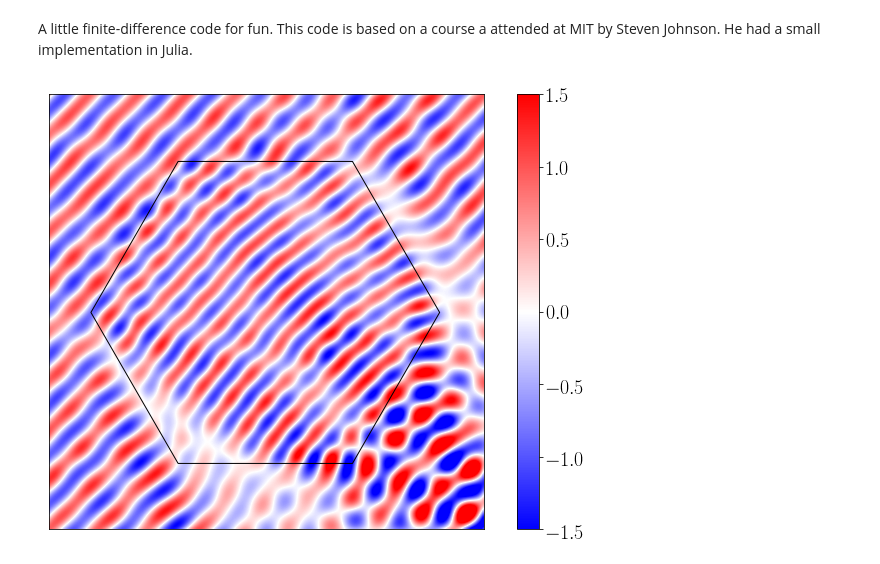
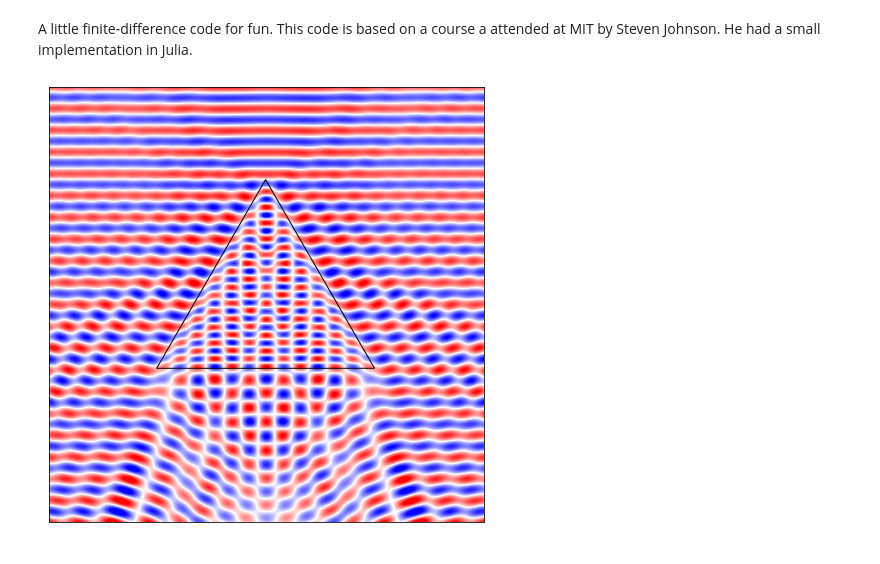
Before and after one commit to samuelpgroth/vines, a Jupyter notebook: demo/acoustics/finite_difference.ipynb, the cells around one changed output. Saved outputs shown, nothing was run; the diff lists cells and outputs as text; code cells hidden in the pictures.

```diff
--- a/demo/acoustics/finite_difference.ipynb
+++ b/demo/acoustics/finite_difference.ipynb
@@ -6,15 +6,15 @@ from scipy.sparse import spdiags, identity, kron, linalg
 from matplotlib import path
 # %%
 # Domain dimensions
-Lx, Ly = 6 * np.pi, 6 * np.pi
+Lx, Ly = 4 * np.pi, 4 * np.pi
 # Lx, Ly = 7 * np.pi, 7 * np.pi
 # %%
-omega = 8  # wavenumber
+omega = 10  # wavenumber
 # omega = 7
 Lambda = 2 * np.pi / omega  # wavelength
 res_per_lam = 20  # resolution (#pixels per wavelength)
-refInd = 1.2 + 0.00j  # refractive index of scatterer
-d = [1,-1]  # incident wave direction
+refInd = 1.5 + 0j  # refractive index of scatterer
+d = [0,-1]  # incident wave direction
 d /= np.linalg.norm(d)
 dx_temp = Lambda / res_per_lam
 res = np.round(1 / dx_temp)
@@ -62,7 +62,7 @@ theta = np.linspace(0, 2*np.pi, 7)
 # %%
 # Triangular scatterer
-# a=2*np.pi*np.sin(np.deg2rad(30))/np.sin(np.deg2rad(120))
-# theta = np.linspace(0, 2*np.pi, 4) + np.pi/2
+a=2*np.pi*np.sin(np.deg2rad(30))/np.sin(np.deg2rad(120))
+theta = np.linspace(0, 2*np.pi, 4) + np.pi/2
 # %%
 # # Square scatterer
 # a = np.sqrt(2)*np.pi
@@ -133,33 +133,33 @@ from matplotlib.collections import PatchCollection
 matplotlib.rcParams.update({'font.size': 20})
 plt.rc('text', usetex=True)
 plt.rc('font', family='serif')
 fig = plt.figure(figsize=(12, 8))
 ax = fig.gca()
 start = 20
 # plt.imshow((np.real((u_total[start:-start,start:-start]))), extent=[x[start],x[-start],y[start],y[-start]],cmap=plt.cm.get_cmap('bwr'), interpolation='spline16')
 plt.imshow(np.flipud(np.real(u_total[start:-start,start:-start])), extent=[x[start],x[-start],y[start],y[-start]],cmap=plt.cm.get_cmap('bwr'), interpolation='spline16')
 
 polygon = Polygon(verts, facecolor="none",
               edgecolor='black', lw=1)
 plt.gca().add_patch(polygon)
 
 # # Finite difference grid
 # ax.get_xaxis().set_ticks(x)
 # ax.xaxis.set_ticklabels([])
 # ax.get_yaxis().set_ticks(y)
 # ax.yaxis.set_ticklabels([])
 # ax.grid(linestyle='-', linewidth=0.5, color='black')
 # plt.box(on=None)
 
 ax.get_xaxis().set_ticks([])
 ax.get_yaxis().set_ticks([])
 # plt.scatter(x_s.real, x_s.imag, color='black', s=5)
 
-plt.colorbar()
+# plt.colorbar()
 plt.clim(-1.5, 1.5)
 
 plt.show()
-# fig.savefig('results/tri_k20_0i_bwr.png')
+# fig.savefig('results/tri_k10_0i_bwr.png')
 # plt.close()
 # %% [output]
-[figure, old version]
+[figure, new version]
```
Also changed, not shown: parts of 1 cell of this notebook, 4 other files.
